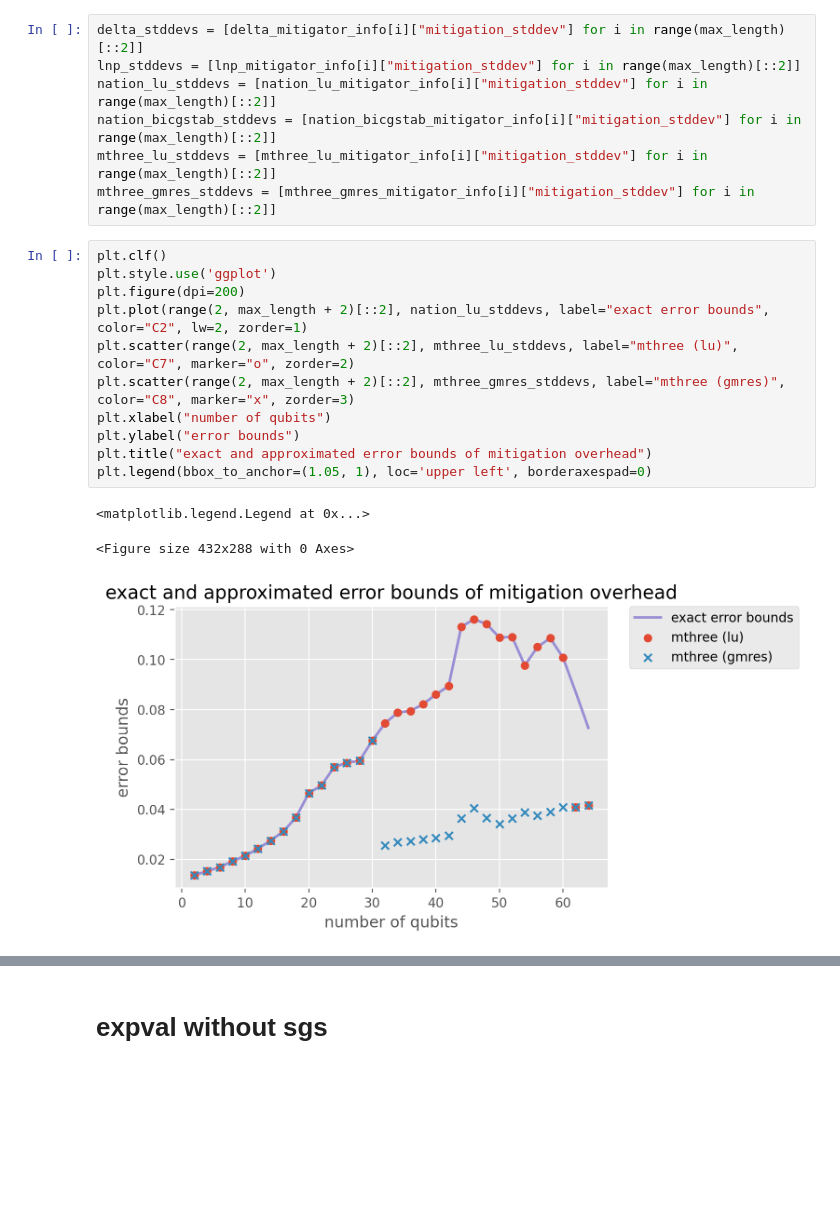
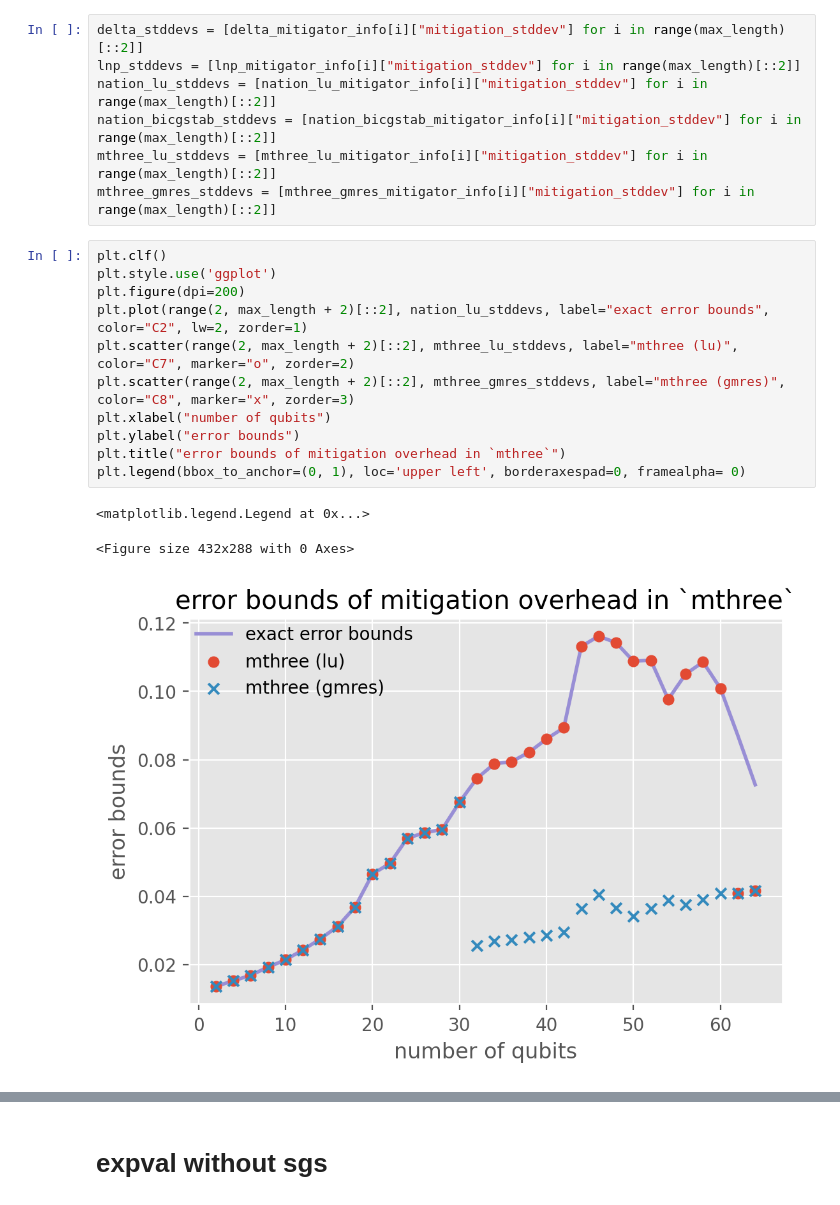
Before and after one commit to BOBO1997/master_thesis, a Jupyter notebook: test_libs_qrem/ghz_expval/brooklyn/analysis_expvals_for_paper.ipynb, the cells around one changed output, grey strips where cells are left out. Saved outputs shown, nothing was run; the diff lists cells and outputs as text; blank space fills up the shorter version.

```diff
--- a/test_libs_qrem/ghz_expval/brooklyn/analysis_expvals_for_paper.ipynb
+++ b/test_libs_qrem/ghz_expval/brooklyn/analysis_expvals_for_paper.ipynb
@@ -86,18 +86,18 @@ mthree_gmres_stddevs = [mthree_gmres_mitigator_info[i]["mitigation_stddev"] for
 # %%
 plt.clf()
 plt.style.use('ggplot')
 plt.figure(dpi=200)
 plt.plot(range(2, max_length + 2)[::2], nation_lu_stddevs, label="exact error bounds", color="C2", lw=2, zorder=1)
 plt.scatter(range(2, max_length + 2)[::2], mthree_lu_stddevs, label="mthree (lu)", color="C7", marker="o", zorder=2)
 plt.scatter(range(2, max_length + 2)[::2], mthree_gmres_stddevs, label="mthree (gmres)", color="C8", marker="x", zorder=3)
 plt.xlabel("number of qubits")
 plt.ylabel("error bounds")
-plt.title("exact and approximated error bounds of mitigation overhead")
-plt.legend(bbox_to_anchor=(1.05, 1), loc='upper left', borderaxespad=0)
+plt.title("error bounds of mitigation overhead in `mthree`")
+plt.legend(bbox_to_anchor=(0, 1), loc='upper left', borderaxespad=0, framealpha= 0)
 # %% [output]
 <matplotlib.legend.Legend at 0x...>
 <Figure size 432x288 with 0 Axes>
-[figure, old version]
+[figure, new version]
 # %%
 def plot_expvals(max_size,
                  range_list,
```
Also changed, not shown: parts of 8 cells of this notebook, 54 other files.
